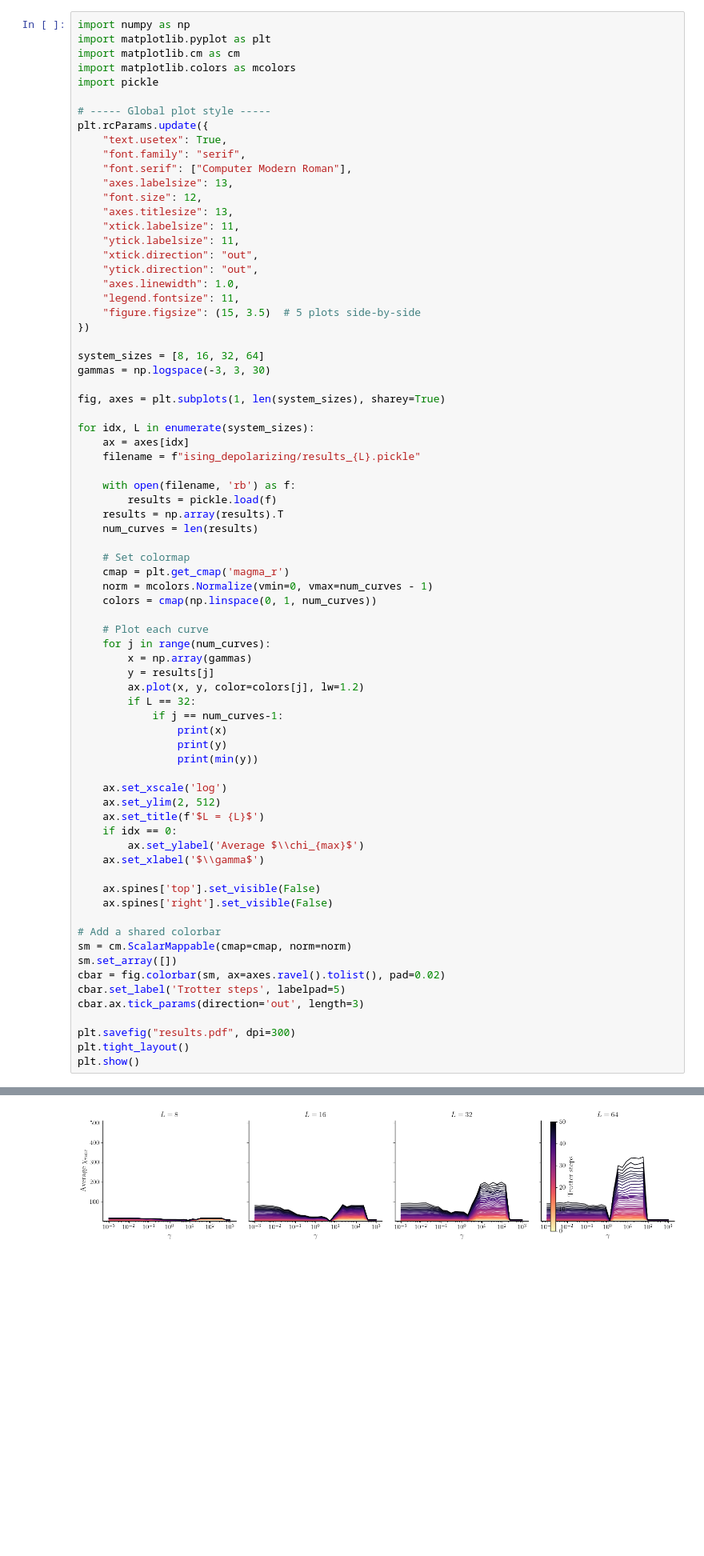
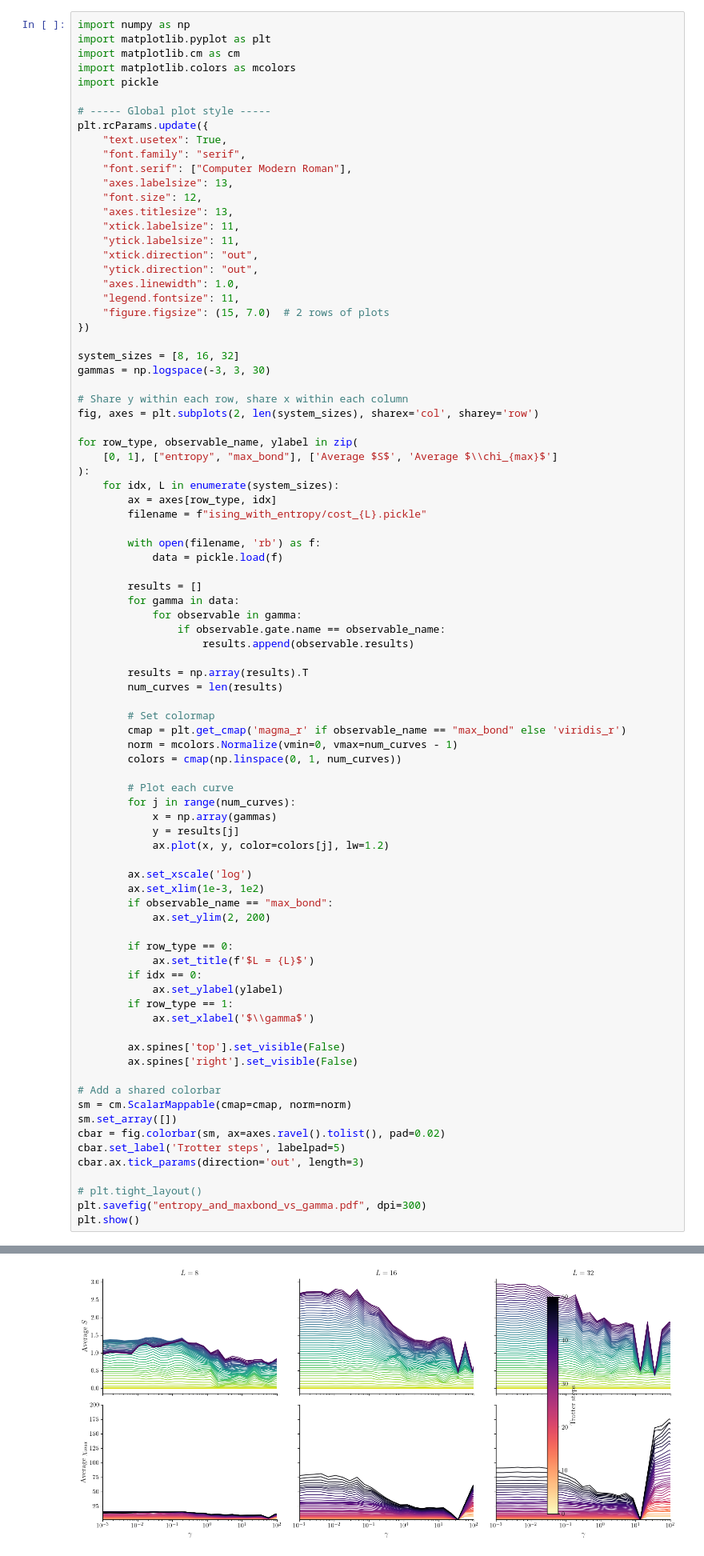
Before and after one commit to munich-quantum-toolkit/yaqs, a Jupyter notebook: experiments/cost/max_bond/cost_plotter.ipynb, the cells around one changed output, grey strips where cells are left out. Shown: that part at 80% size. Drawn from its saved outputs; the diff is of its cells as text; blank space fills up the shorter version.

Commit message:
results

```diff
--- a/experiments/cost/max_bond/cost_plotter.ipynb
+++ b/experiments/cost/max_bond/cost_plotter.ipynb
@@ -19,48 +19,59 @@ plt.rcParams.update({
     "ytick.direction": "out",
     "axes.linewidth": 1.0,
     "legend.fontsize": 11,
-    "figure.figsize": (15, 3.5)  # 5 plots side-by-side
+    "figure.figsize": (15, 7.0)  # 2 rows of plots
 })
 
-system_sizes = [8, 16, 32, 64]
+system_sizes = [8, 16, 32]
 gammas = np.logspace(-3, 3, 30)
 
-fig, axes = plt.subplots(1, len(system_sizes), sharey=True)
+# Share y within each row, share x within each column
+fig, axes = plt.subplots(2, len(system_sizes), sharex='col', sharey='row')
 
-for idx, L in enumerate(system_sizes):
-    ax = axes[idx]
-    filename = f"ising_depolarizing/results_{L}.pickle"
+for row_type, observable_name, ylabel in zip(
+    [0, 1], ["entropy", "max_bond"], ['Average $S$', 'Average $\\chi_{max}$']
+):
+    for idx, L in enumerate(system_sizes):
+        ax = axes[row_type, idx]
+        filename = f"ising_with_entropy/cost_{L}.pickle"
 
-    with open(filename, 'rb') as f:
-        results = pickle.load(f)
-    results = np.array(results).T
-    num_curves = len(results)
+        with open(filename, 'rb') as f:
+            data = pickle.load(f)
 
-    # Set colormap
-    cmap = plt.get_cmap('magma_r')
-    norm = mcolors.Normalize(vmin=0, vmax=num_curves - 1)
-    colors = cmap(np.linspace(0, 1, num_curves))
+        results = []
+        for gamma in data:
+            for observable in gamma:
+                if observable.gate.name == observable_name:
+                    results.append(observable.results)
 
-    # Plot each curve
-    for j in range(num_curves):
-        x = np.array(gammas)
-        y = results[j]
-        ax.plot(x, y, color=colors[j], lw=1.2)
-        if L == 32:
-            if j == num_curves-1:
-                print(x)
-                print(y)
-                print(min(y))
+        results = np.array(results).T
+        num_curves = len(results)
 
-    ax.set_xscale('log')
-    ax.set_ylim(2, 512)
-    ax.set_title(f'$L = {L}$')
-    if idx == 0:
-        ax.set_ylabel('Average $\\chi_{max}$')
-    ax.set_xlabel('$\\gamma$')
+        # Set colormap
+        cmap = plt.get_cmap('magma_r' if observable_name == "max_bond" else 'viridis_r')
+        norm = mcolors.Normalize(vmin=0, vmax=num_curves - 1)
+        colors = cmap(np.linspace(0, 1, num_curves))
 
-    ax.spines['top'].set_visible(False)
-    ax.spines['right'].set_visible(False)
+        # Plot each curve
+        for j in range(num_curves):
+            x = np.array(gammas)
+            y = results[j]
+            ax.plot(x, y, color=colors[j], lw=1.2)
+
+        ax.set_xscale('log')
+        ax.set_xlim(1e-3, 1e2)
+        if observable_name == "max_bond":
+            ax.set_ylim(2, 200)
+
+        if row_type == 0:
+            ax.set_title(f'$L = {L}$')
+        if idx == 0:
+            ax.set_ylabel(ylabel)
+        if row_type == 1:
+            ax.set_xlabel('$\\gamma$')
+
+        ax.spines['top'].set_visible(False)
+        ax.spines['right'].set_visible(False)
 
 # Add a shared colorbar
 sm = cm.ScalarMappable(cmap=cmap, norm=norm)
@@ -69,7 +80,7 @@ cbar = fig.colorbar(sm, ax=axes.ravel().tolist(), pad=0.02)
 cbar.set_label('Trotter steps', labelpad=5)
 cbar.ax.tick_params(direction='out', length=3)
 
-plt.savefig("results.pdf", dpi=300)
-plt.tight_layout()
+# plt.tight_layout()
+plt.savefig("entropy_and_maxbond_vs_gamma.pdf", dpi=300)
 plt.show()
 # %% [output]
@@ -88 +87 @@ plt.show()
-[figure, old version]
+[figure, new version]
```
Also changed, not shown: parts of 1 cell of this notebook, 13 other files.
